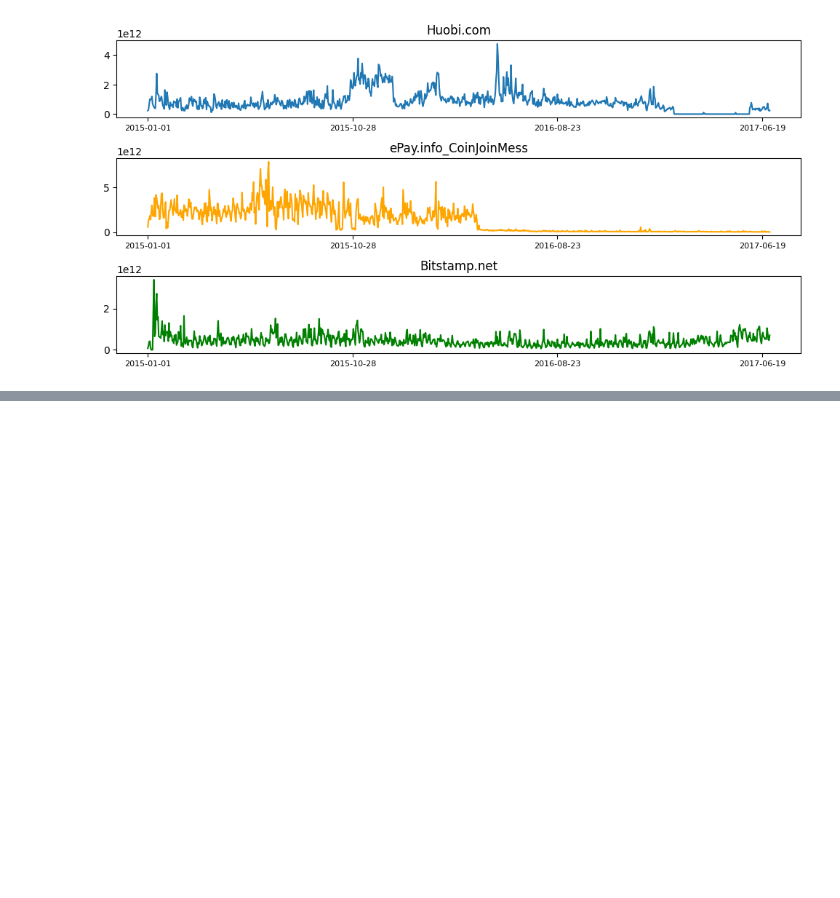
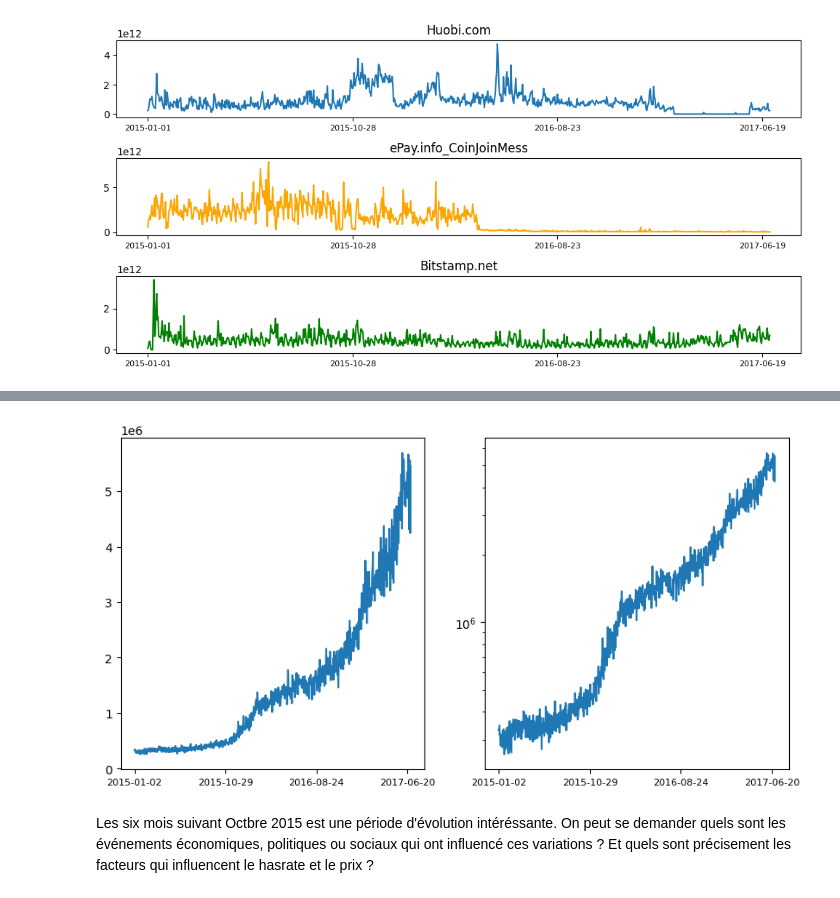
Before and after one commit to Yquetzal/DefiEGC2024, a Jupyter notebook: src/01 - Exploration des données/Exploration des données.ipynb, the cells around one changed output, grey strips where cells are left out. Saved outputs shown, nothing was run; the diff lists cells and outputs as text; code cells hidden in the pictures; blank space fills up the shorter version.

```diff
--- a/src/01 - Exploration des données/Exploration des données.ipynb
+++ b/src/01 - Exploration des données/Exploration des données.ipynb
@@ -180,0 +221,14 @@ SENDING
+# %%
+plt.figure(figsize=(10, 5))
+plt.subplot(1, 2, 1)
+plt.plot(df_external['date'], df_external['HashRate'])
+plt.xticks(df_external['date'][::300], size=8)
+plt.subplot(1, 2, 2)
+plt.plot(df_external['date'], df_external['HashRate'])
+plt.xticks(df_external['date'][::300], size=8)
+plt.yscale('log')
+plt.show()
+# %% [output]
+[figure, added]
+# %% [markdown]
+Les six mois suivant Octbre 2015 est une période d'évolution intéréssante. On peut se demander quels sont les événements économiques, politiques ou sociaux qui ont influencé ces variations ? Et quels sont précisement les facteurs qui influencent le hasrate et le prix ?
```
Also changed, not shown: parts of 19 cells of this notebook, 1 other file.
